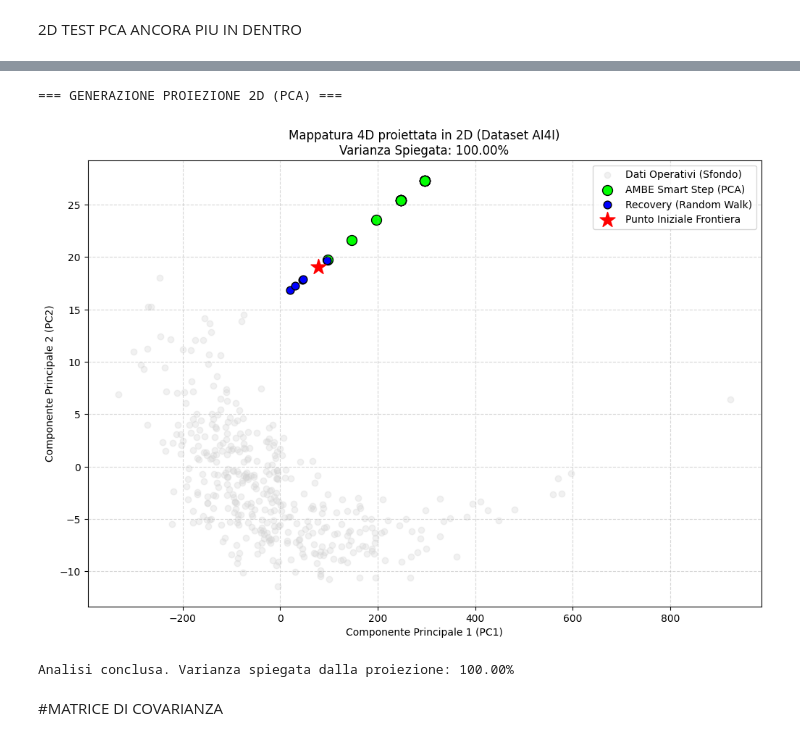
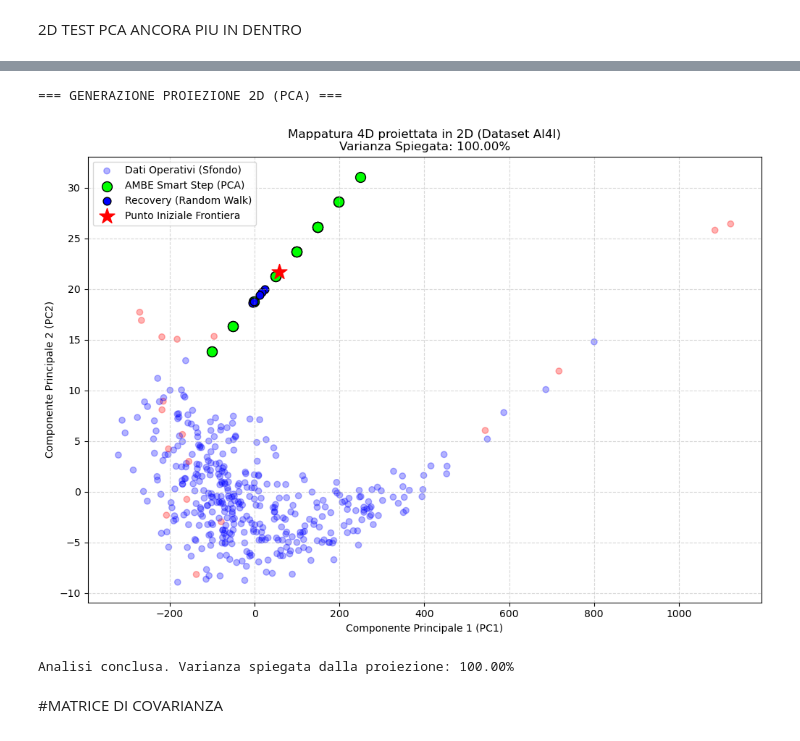
Before and after one commit to DISTA-IoT/ambe, a Jupyter notebook: ambe.ipynb, the cells around one changed output, grey strips where cells are left out. Drawn from its saved outputs; the diff is of its cells as text; code cells hidden in the pictures.

```diff
--- a/ambe.ipynb
+++ b/ambe.ipynb
@@ -1640,10 +1668,10 @@ from sklearn.model_selection import train_test_split
 from sklearn.decomposition import PCA
 
 # --- 1. PREPARAZIONE DATI (2D) ---
-df = pd.read_csv('predictive_maintenance.csv')
+df = pd.read_csv('ai4i2020.csv')
 
 # Usiamo solo 2 feature per la visualizzazione e l'algoritmo PCA
-features_2d = ['Rotational speed', 'Torque']
+features_2d = ['Rotational speed [rpm]', 'Torque [Nm]']
 target = 'Machine failure'
 
 X = df[features_2d].values
@@ -1709,11 +1737,14 @@ class PCAAdaptiveExplorer:
 # Impostiamo il target_pt come la media delle feature (punto "centrale" normale)
 target_pt = np.mean(X_train, axis=0)
 explorer = PCAAdaptiveExplorer(rf, target_pt=target_pt)
+print("classe del punto target_pt: {}".format(explorer._predict(target_pt)))
 
 # Punto di partenza lontano per trovare la prima frontiera
 start_adv = target_pt + [200, 50]
+print("classe del punto di partenza: {}".format(explorer._predict(start_adv)))
 
 explorer.history.append(explorer.binary_search(start_adv))
+
 for _ in range(4):
     explorer.history.append(explorer.random_walk(explorer.history[-1]))
 
@@ -1784,8 +1817,10 @@ from sklearn.model_selection import train_test_split
 from sklearn.decomposition import PCA
 
 # --- 1. PREPARAZIONE DATI (2D) ---
-df = pd.read_csv('predictive_maintenance.csv')
-features_2d = ['Rotational speed', 'Torque']
+df = pd.read_csv('ai4i2020.csv')
+
+# Usiamo solo 2 feature per la visualizzazione e l'algoritmo PCA
+features_2d = ['Rotational speed [rpm]', 'Torque [Nm]']
 target = 'Machine failure'
 
 X = df[features_2d].values
@@ -1849,8 +1884,10 @@ class PCAAdaptiveExplorer:
 
 # --- 3. ESECUZIONE ESPLORAZIONE ---
 target_pt = np.mean(X_train, axis=0)
+print("classe del punto target_pt: {}".format(explorer._predict(target_pt)))
 explorer = PCAAdaptiveExplorer(rf, target_pt=target_pt)
 start_adv = target_pt + [200, 50]
+print("classe del punto di partenza: {}".format(explorer._predict(start_adv)))
 
 # Inizio
 explorer.history.append(explorer.binary_search(start_adv))
@@ -1934,5 +1974,5 @@ Passo medio tra punti:         45.47
 # %%
-# --- 7. PROIEZIONE 2D DEI PUNTI 4D (CORRETTO) ---
+# --- Analisi della varianza: (CORRETTO) ---
 print("\n=== GENERAZIONE PROIEZIONE 2D (PCA) ===")
 
 # Inizializziamo la PCA
@@ -1943,45 +1983,46 @@ boundary_pts = np.array(explorer.history)  # Tutti i 30 punti
 point_types = np.array(explorer.point_types) # Tutte le 30 etichette
 
 # Campione di sfondo (dati originali normali)
-background_data = X_train[np.random.choice(X_train.shape[0], 400, replace=False)]
-
+random_indexes = np.random.choice(X_train.shape[0], 400, replace=False)
+background_data = X_train[random_indexes]
+background_labels = y_train[random_indexes]
 # Proiettiamo tutto nello stesso spazio
-combined_data = np.vstack([background_data, boundary_pts])
-projected_data = pca_2d.fit_transform(combined_data)
+projected_data = pca_2d.fit_transform(background_data)
 
 # Separiamo i risultati
-bg_proj = projected_data[:400]
-boundary_proj = projected_data[400:]
+bg_proj = projected_data
+boundary_proj = pca_2d.transform(boundary_pts)
 
 plt.figure(figsize=(12, 8))
 
 # 1. Plot dati di sfondo
-plt.scatter(bg_proj[:, 0], bg_proj[:, 1], c='lightgray', alpha=0.3, label='Dati Operativi (Sfondo)')
+background_points_colors = np.where(background_labels == 0, 'blue', 'red')
+plt.scatter(bg_proj[:, 0], bg_proj[:, 1], c=background_points_colors, alpha=0.3, label='Dati Operativi (Sfondo)')
 
 # 2. Plot dei punti basato sul tipo (saltando il primo se necessario, o filtrando direttamente)
 # Usiamo direttamente boundary_proj e point_types che ora hanno la stessa dimensione (30)
 plt.scatter(boundary_proj[point_types=='pca', 0], boundary_proj[point_types=='pca', 1],
             c='lime', edgecolors='k', s=100, label='AMBE Smart Step (PCA)')
 
 plt.scatter(boundary_proj[point_types=='random', 0], boundary_proj[point_types=='random', 1],
             c='blue', edgecolors='k', s=60, label='Recovery (Random Walk)')
 
 plt.scatter(boundary_proj[point_types=='init', 0], boundary_proj[point_types=='init', 1],
             c='red', marker='*', s=250, label='Punto Iniziale Frontiera')
 
 # Metriche e Legenda
 var_exp = np.sum(pca_2d.explained_variance_ratio_) * 100
 plt.title(f"Mappatura 4D proiettata in 2D (Dataset AI4I)\nVarianza Spiegata: {var_exp:.2f}%")
 plt.xlabel("Componente Principale 1 (PC1)")
 plt.ylabel("Componente Principale 2 (PC2)")
 plt.legend()
 plt.grid(True, linestyle='--', alpha=0.5)
 plt.show()
 
 print(f"Analisi conclusa. Varianza spiegata dalla proiezione: {var_exp:.2f}%")
 # %% [output]
 === GENERAZIONE PROIEZIONE 2D (PCA) ===
-[figure, old version]
+[figure, new version]
 Analisi conclusa. Varianza spiegata dalla proiezione: 100.00%
 # %% [markdown]
 #MATRICE DI COVARIANZA
```
Also changed, not shown: parts of 36 cells of this notebook, 1 other file.
